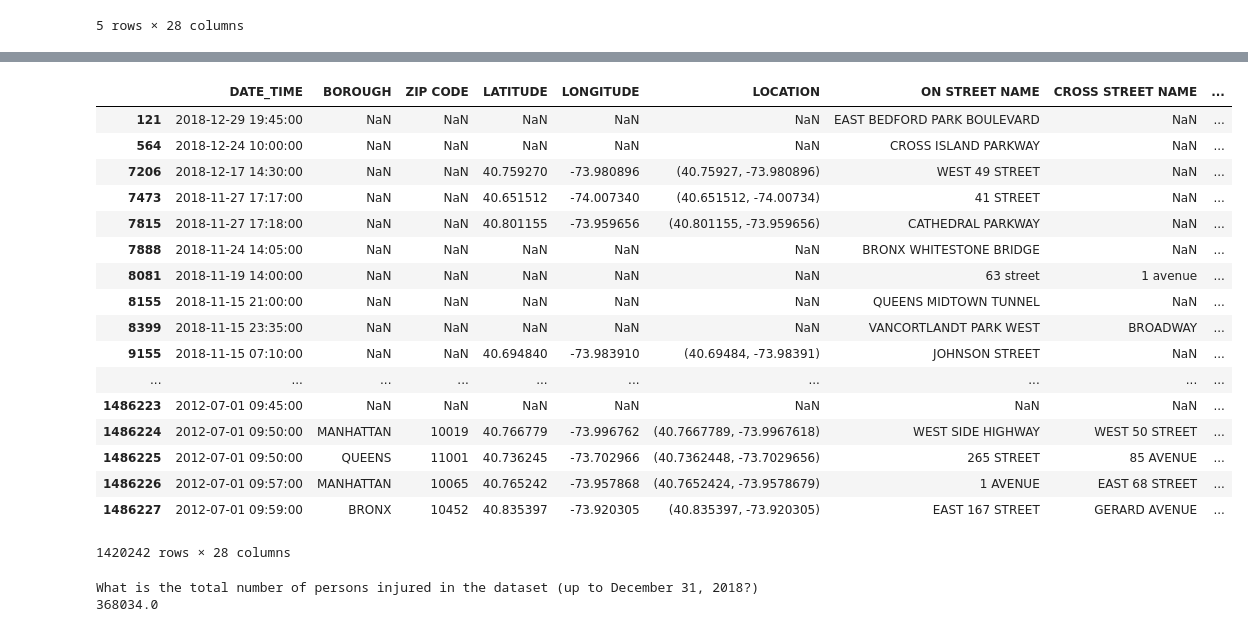
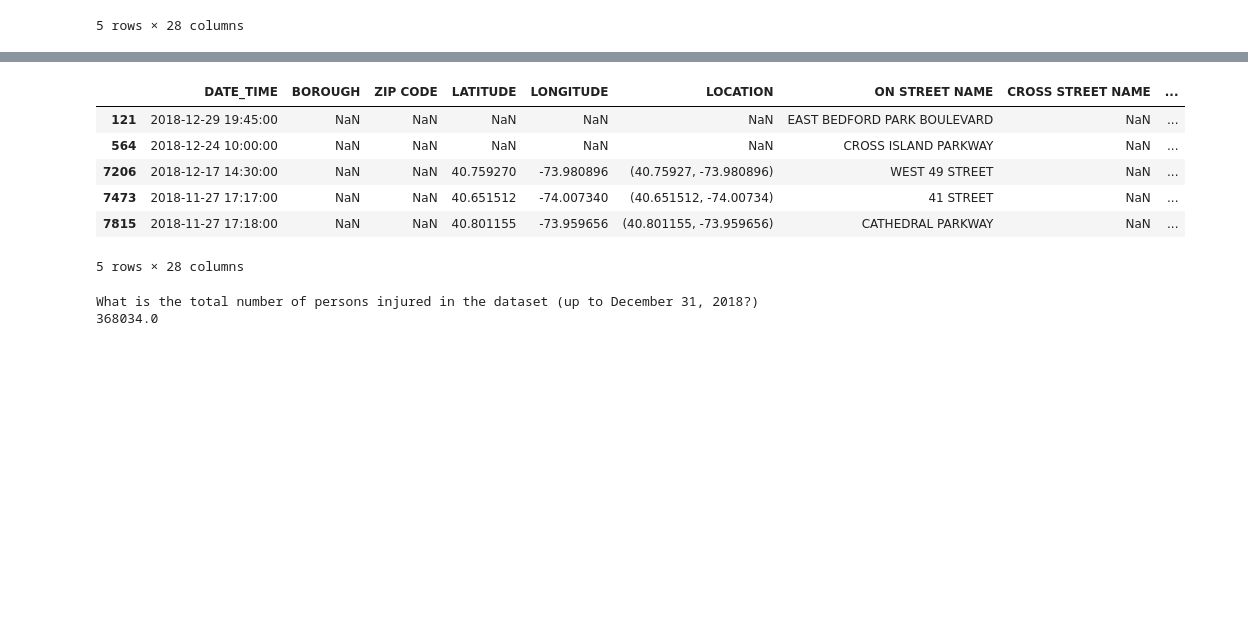
Before and after one commit to JaneLiu0617/The-Data-Incubator-Challenge-Spring-2019, a Jupyter notebook: Section_1.ipynb, the cells around one changed output, grey strips where cells are left out. Drawn from its saved outputs; the diff is of its cells as text; code cells hidden in the pictures; blank space fills up the shorter version.

```diff
--- a/Section_1.ipynb
+++ b/Section_1.ipynb
@@ -70,26 +87,15 @@ dtypes: datetime64[ns](1), float64(4), int64(7), object(16)
 memory usage: 317.5+ MB
 # %%
 df = df_raw[df_raw.DATE_TIME < pd.datetime(2019,1,1,0,0)]
-df
+df.head()
 # %% [output]
 |  | DATE_TIME | BOROUGH | ZIP CODE | LATITUDE | LONGITUDE | LOCATION | ON STREET NAME | CROSS STREET NAME | ... |
 | 121 | 2018-12-29 19:45:00 | NaN | NaN | NaN | NaN | NaN | EAST BEDFORD PARK BOULEVARD | NaN | ... |
 | 564 | 2018-12-24 10:00:00 | NaN | NaN | NaN | NaN | NaN | CROSS ISLAND PARKWAY | NaN | ... |
 | 7206 | 2018-12-17 14:30:00 | NaN | NaN | 40.759270 | -73.980896 | (40.75927, -73.980896) | WEST 49 STREET | NaN | ... |
 | 7473 | 2018-11-27 17:17:00 | NaN | NaN | 40.651512 | -74.007340 | (40.651512, -74.00734) | 41 STREET | NaN | ... |
 | 7815 | 2018-11-27 17:18:00 | NaN | NaN | 40.801155 | -73.959656 | (40.801155, -73.959656) | CATHEDRAL PARKWAY | NaN | ... |
-| 7888 | 2018-11-24 14:05:00 | NaN | NaN | NaN | NaN | NaN | BRONX WHITESTONE BRIDGE | NaN | ... |
-| 8081 | 2018-11-19 14:00:00 | NaN | NaN | NaN | NaN | NaN | 63 street | 1 avenue | ... |
-| 8155 | 2018-11-15 21:00:00 | NaN | NaN | NaN | NaN | NaN | QUEENS MIDTOWN TUNNEL | NaN | ... |
-| 8399 | 2018-11-15 23:35:00 | NaN | NaN | NaN | NaN | NaN | VANCORTLANDT PARK WEST | BROADWAY | ... |
-| 9155 | 2018-11-15 07:10:00 | NaN | NaN | 40.694840 | -73.983910 | (40.69484, -73.98391) | JOHNSON STREET | NaN | ... |
-| ... | ... | ... | ... | ... | ... | ... | ... | ... | ... |
-| 1486223 | 2012-07-01 09:45:00 | NaN | NaN | NaN | NaN | NaN | NaN | NaN | ... |
-| 1486224 | 2012-07-01 09:50:00 | MANHATTAN | 10019 | 40.766779 | -73.996762 | (40.7667789, -73.9967618) | WEST SIDE HIGHWAY | WEST 50 STREET | ... |
-| 1486225 | 2012-07-01 09:50:00 | QUEENS | 11001 | 40.736245 | -73.702966 | (40.7362448, -73.7029656) | 265 STREET | 85 AVENUE | ... |
-| 1486226 | 2012-07-01 09:57:00 | MANHATTAN | 10065 | 40.765242 | -73.957868 | (40.7652424, -73.9578679) | 1 AVENUE | EAST 68 STREET | ... |
-| 1486227 | 2012-07-01 09:59:00 | BRONX | 10452 | 40.835397 | -73.920305 | (40.835397, -73.920305) | EAST 167 STREET | GERARD AVENUE | ... |
-1420242 rows × 28 columns
+5 rows × 28 columns
 # %%
 # Q1
 print('What is the total number of persons injured in the dataset (up to December 31, 2018?)')
```
Also changed, not shown: parts of 2 cells of this notebook.
